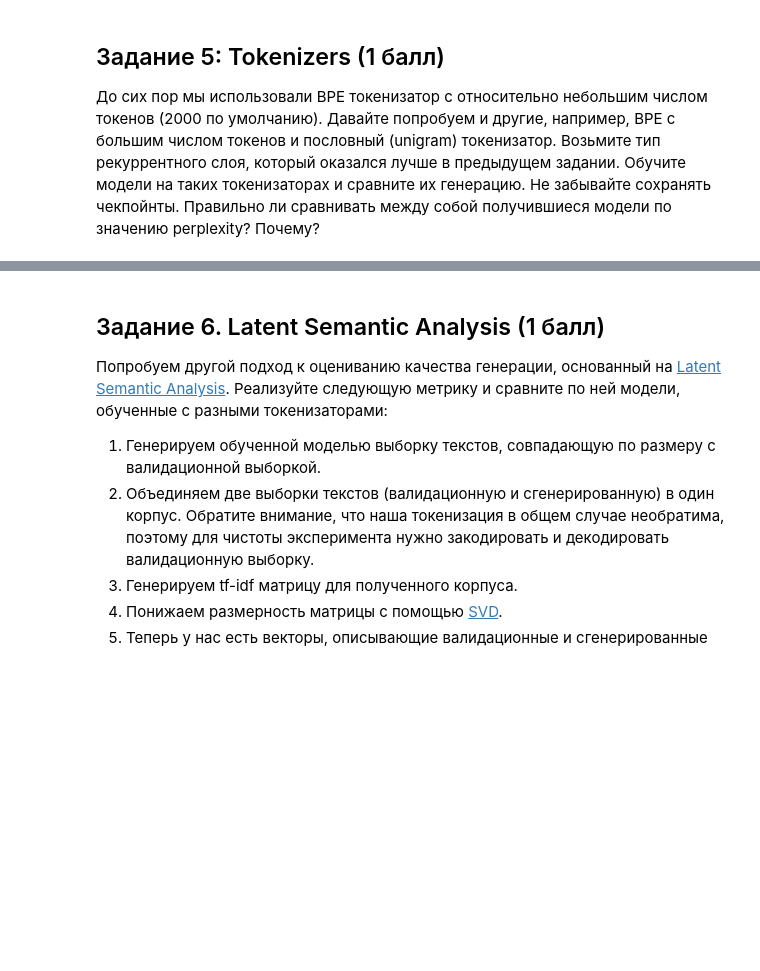
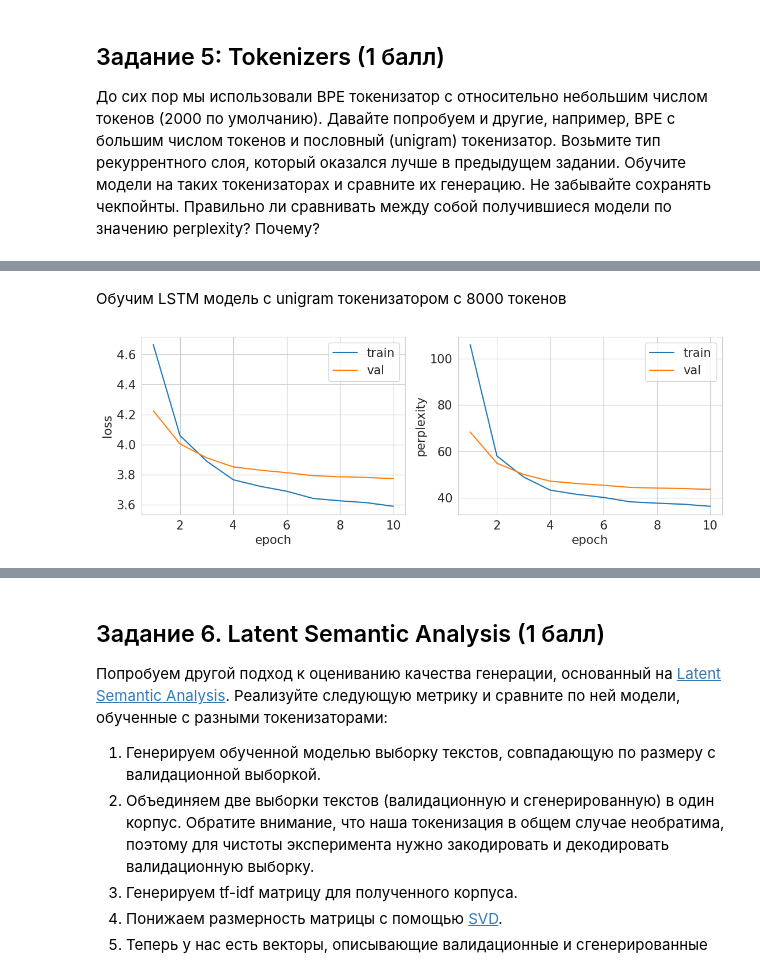
Before and after one commit to MaxAndreyko/dl-hw3, a Jupyter notebook: shw-03-rnn.ipynb, the cells around one changed output, grey strips where cells are left out. Drawn from its saved outputs; the diff is of its cells as text; code cells hidden in the pictures; blank space fills up the shorter version.

```diff
--- a/shw-03-rnn.ipynb
+++ b/shw-03-rnn.ipynb
@@ -242,0 +284,44 @@ valid_set_bpe_large = TextDataset(data_file='data/external/jokes.txt', train=Fal
+# %%
+from src.dataset import TextDataset
+
+train_set_unigram = TextDataset(data_file='data/external/jokes.txt',
+                                  train=True,
+                                  model_type="unigram",
+                                  sp_model_prefix='unigram_2000',
+                                  vocab_size=2000)
+valid_set_unigram = TextDataset(data_file='data/external/jokes.txt',
+                                  train=False,
+                                  model_type="unigram",
+                                  sp_model_prefix='unigram_2000',
+                                  vocab_size=2000)
+# %% [markdown]
+Обучим LSTM модель с unigram токенизатором с 8000 токенов
+# %%
+import torch.optim as optim
+from torch.utils.data import DataLoader
+from src.train import train
+from torch import nn
+from src.model import LanguageModel
+
+model_unigram = LanguageModel(train_set_unigram, rnn_type=nn.LSTM)
+
+learning_rate = 0.001
+batch_size = 32
+num_epochs = 10
+
+optimizer = optim.Adam(model_unigram.parameters(), lr=learning_rate)
+scheduler = optim.lr_scheduler.StepLR(optimizer, step_size=3, gamma=0.5)
+
+train_loader_unigram = DataLoader(train_set_unigram, batch_size=batch_size, shuffle=True)
+val_loader_unigram = DataLoader(valid_set_unigram, batch_size=batch_size)
+
+train(model_unigram,
+      optimizer,
+      scheduler,
+      train_loader_unigram,
+      val_loader_unigram,
+      num_epochs=num_epochs,
+      device=DEVICE)
+torch.save(model_unigram, "./model_lstm_unigram.pt")
+# %% [output]
+[figure, added]
```
Also changed, not shown: parts of 39 cells of this notebook.
